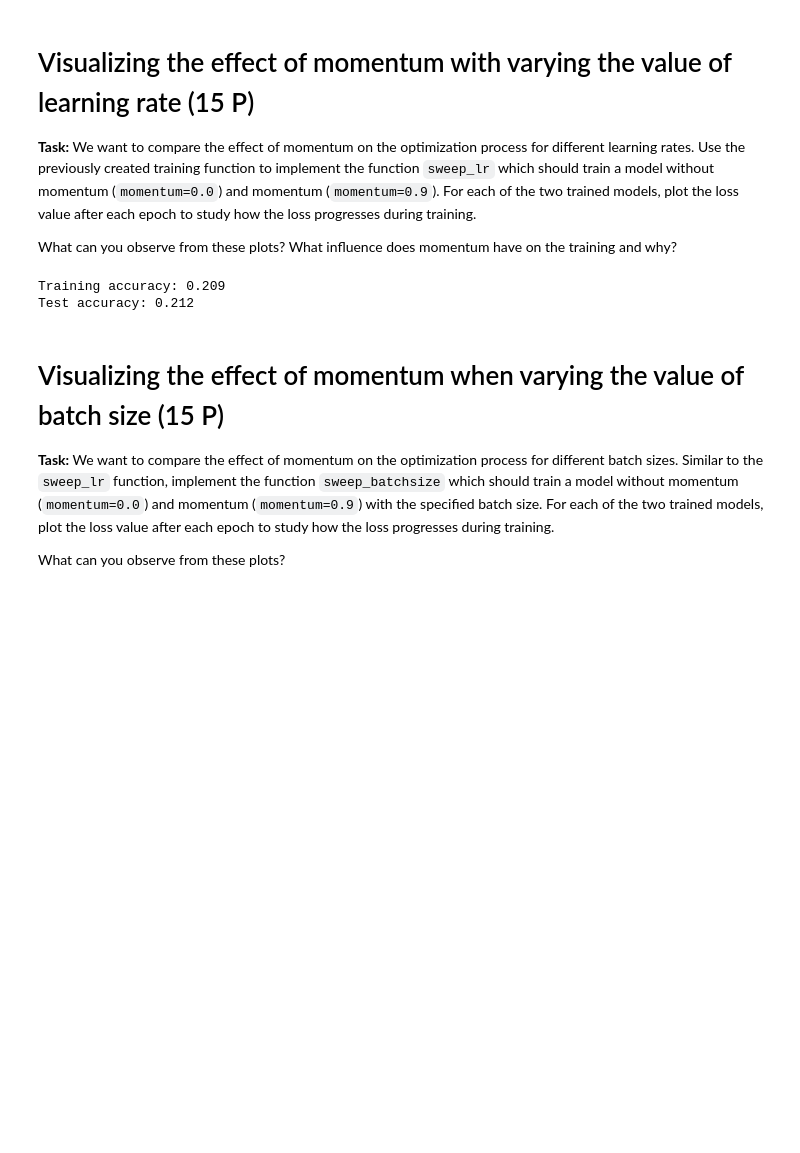
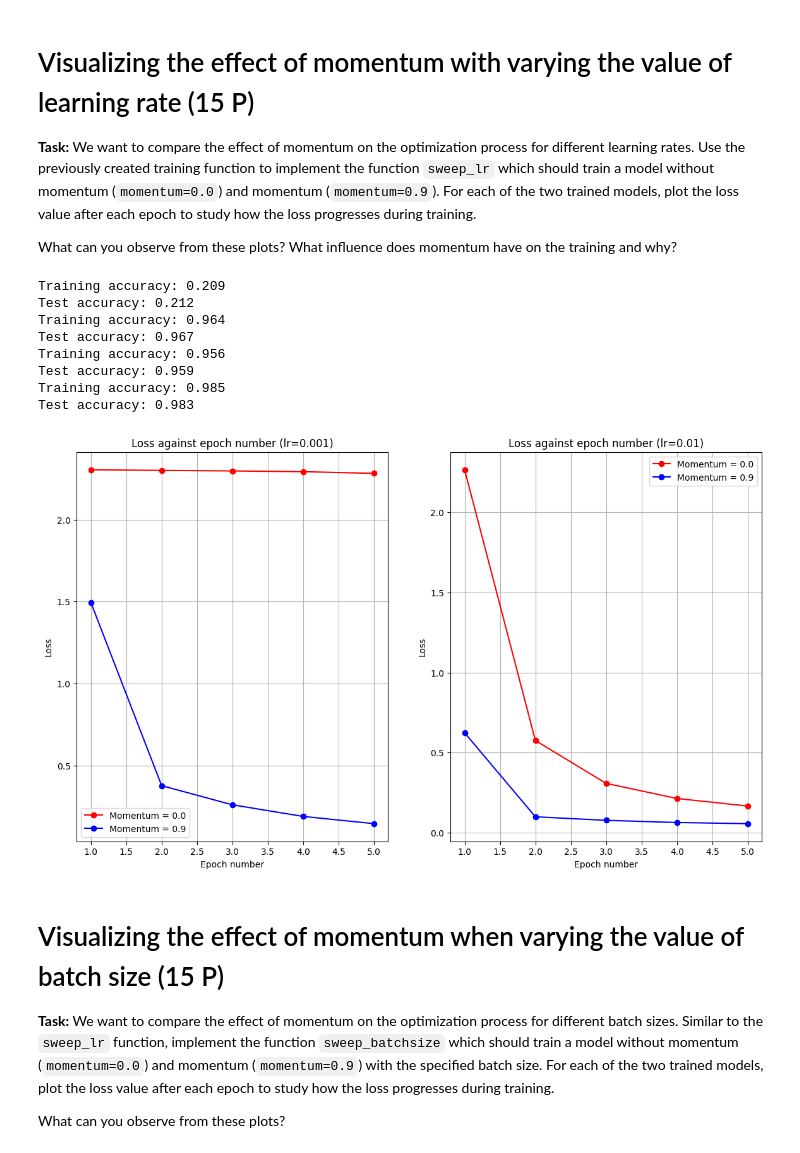
Before and after one commit to ingitom99/DL1, a Jupyter notebook: W3/sheet03-programming/exercise-03.ipynb, the cells around one changed output. Drawn from its saved outputs; the diff is of its cells as text; code cells hidden in the pictures; blank space fills up the shorter version.

```diff
--- a/W3/sheet03-programming/exercise-03.ipynb
+++ b/W3/sheet03-programming/exercise-03.ipynb
@@ -91,32 +114,39 @@ What can you observe from these plots? What influence does momentum have on the
 # %%
 def sweep_lr(arr_lr, train_dataset, test_dataset, epochs=5):
     torch.manual_seed(1)
 
     # YOUR CODE HERE
     data_00 = []
     data_09 = []
     for lr in arr_lr:
         model_00 = utils.Lenet5()
         model_09 = utils.Lenet5()
         train_acc_00, test_acc_00, arr_epoch_loss_00, arr_epoch_train_accuracy_00 = train(model=model_00, train_dataset=train_dataset, test_dataset=test_dataset, epochs=epochs, momentum=0.0, lr=lr)
         train_acc_09, test_acc_09, arr_epoch_loss_09, arr_epoch_train_accuracy_09 = train(model=model_09, train_dataset=train_dataset, test_dataset=test_dataset, epochs=epochs, momentum=0.9, lr=lr)
         data_00.append(arr_epoch_loss_00)
         data_09.append(arr_epoch_loss_09)
 
     fig, ax = plt.subplots(1, len(arr_lr), figsize=(14,8))
     for i in range(len(ax)):
-        ax[i].set_title(f"Loss against epoch number (lr={arr_lr[i]: .2f})")
-        ax[i].plot(range(epochs), data_00[i], color='red', label="Momentum = 0.0", marker='o')
-        ax[i].plot(range(epochs), data_09[i], color='blue', label="Momentum = 0.9", marker='o')
+        ax[i].set_title(f"Loss against epoch number (lr={arr_lr[i]})")
+        ax[i].plot(range(1, epochs+1), data_00[i], color='red', label="Momentum = 0.0", marker='o')
+        ax[i].plot(range(1, epochs+1), data_09[i], color='blue', label="Momentum = 0.9", marker='o')
         ax[i].set_xlabel("Epoch number")
         ax[i].set_ylabel("Loss")
         ax[i].legend()
         ax[i].grid()
 
 sweep_lr([1e-3, 1e-2], train_dataset, test_dataset)
 # %% [output]
 Training accuracy: 0.209
 Test accuracy: 0.212
+Training accuracy: 0.964
+Test accuracy: 0.967
+Training accuracy: 0.956
+Test accuracy: 0.959
+Training accuracy: 0.985
+Test accuracy: 0.983
+[figure, added]
 # %% [markdown]
 # Visualizing the effect of momentum when varying the value of batch size (15 P)
 **Task:** We want to compare the effect of momentum on the optimization process for different batch sizes.
```
Also changed, not shown: parts of 3 cells of this notebook.
